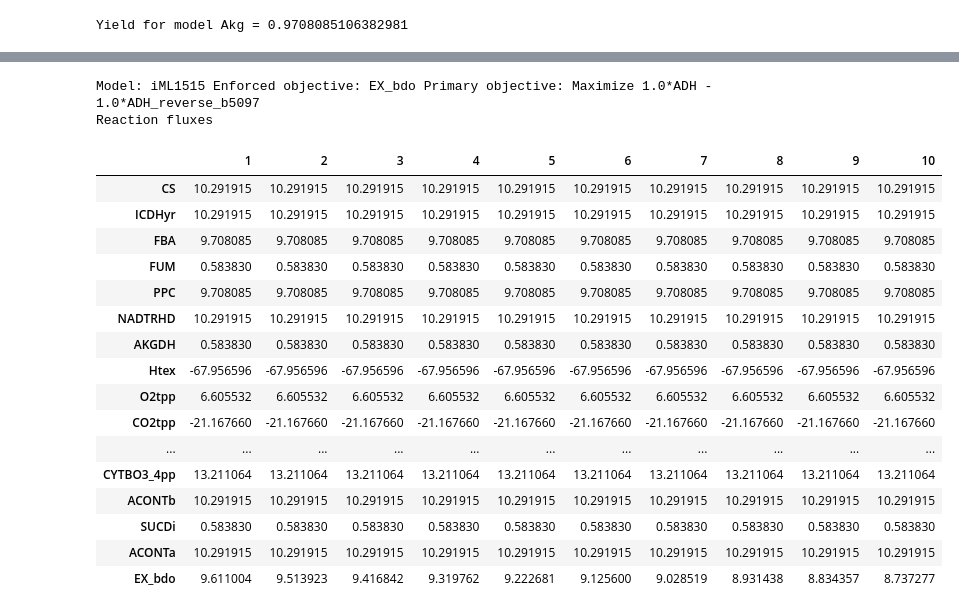
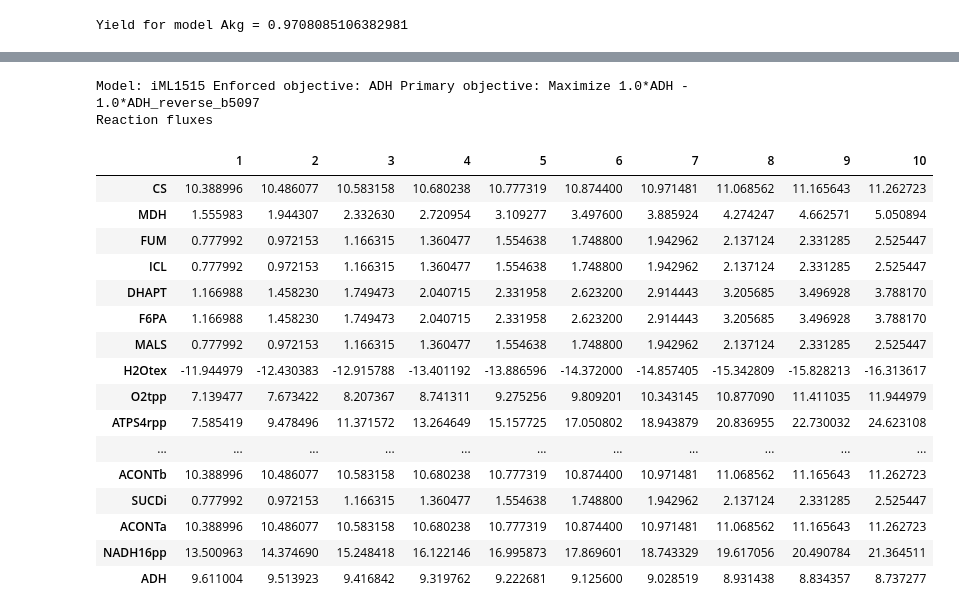
Before and after one commit to 27410/group-assignment-2021-group_11_bdo_production, a Jupyter notebook: BDO project.ipynb, the cells around one changed output, grey strips where cells are left out. Drawn from its saved outputs; the diff is of its cells as text; code cells hidden in the pictures.

```diff
--- a/BDO project.ipynb
+++ b/BDO project.ipynb
@@ -393,30 +393,30 @@ plt.show()
 # %%
 from cameo import models
 from cameo.visualization.plotting.with_plotly import PlotlyPlotter
 from cameo.strain_design.deterministic.flux_variability_based import FSEOF
 fseof = FSEOF(model_akg)
-result_akg=fseof.run(target=model_akg.reactions.EX_bdo)
+result_akg=fseof.run(target=model_akg.reactions.ADH)
 result_akg
 # %% [output]
-Model: iML1515 Enforced objective: EX_bdo Primary objective: Maximize 1.0*ADH - 1.0*ADH_reverse_b5097
+Model: iML1515 Enforced objective: ADH Primary objective: Maximize 1.0*ADH - 1.0*ADH_reverse_b5097
 Reaction fluxes
 |  | 1 | 2 | 3 | 4 | 5 | 6 | 7 | 8 | 9 | 10 |
-| CS | 10.291915 | 10.291915 | 10.291915 | 10.291915 | 10.291915 | 10.291915 | 10.291915 | 10.291915 | 10.291915 | 10.291915 |
-| ICDHyr | 10.291915 | 10.291915 | 10.291915 | 10.291915 | 10.291915 | 10.291915 | 10.291915 | 10.291915 | 10.291915 | 10.291915 |
-| FBA | 9.708085 | 9.708085 | 9.708085 | 9.708085 | 9.708085 | 9.708085 | 9.708085 | 9.708085 | 9.708085 | 9.708085 |
-| FUM | 0.583830 | 0.583830 | 0.583830 | 0.583830 | 0.583830 | 0.583830 | 0.583830 | 0.583830 | 0.583830 | 0.583830 |
-| PPC | 9.708085 | 9.708085 | 9.708085 | 9.708085 | 9.708085 | 9.708085 | 9.708085 | 9.708085 | 9.708085 | 9.708085 |
-| NADTRHD | 10.291915 | 10.291915 | 10.291915 | 10.291915 | 10.291915 | 10.291915 | 10.291915 | 10.291915 | 10.291915 | 10.291915 |
-| AKGDH | 0.583830 | 0.583830 | 0.583830 | 0.583830 | 0.583830 | 0.583830 | 0.583830 | 0.583830 | 0.583830 | 0.583830 |
-| Htex | -67.956596 | -67.956596 | -67.956596 | -67.956596 | -67.956596 | -67.956596 | -67.956596 | -67.956596 | -67.956596 | -67.956596 |
-| O2tpp | 6.605532 | 6.605532 | 6.605532 | 6.605532 | 6.605532 | 6.605532 | 6.605532 | 6.605532 | 6.605532 | 6.605532 |
-| CO2tpp | -21.167660 | -21.167660 | -21.167660 | -21.167660 | -21.167660 | -21.167660 | -21.167660 | -21.167660 | -21.167660 | -21.167660 |
+| CS | 10.388996 | 10.486077 | 10.583158 | 10.680238 | 10.777319 | 10.874400 | 10.971481 | 11.068562 | 11.165643 | 11.262723 |
+| MDH | 1.555983 | 1.944307 | 2.332630 | 2.720954 | 3.109277 | 3.497600 | 3.885924 | 4.274247 | 4.662571 | 5.050894 |
+| FUM | 0.777992 | 0.972153 | 1.166315 | 1.360477 | 1.554638 | 1.748800 | 1.942962 | 2.137124 | 2.331285 | 2.525447 |
+| ICL | 0.777992 | 0.972153 | 1.166315 | 1.360477 | 1.554638 | 1.748800 | 1.942962 | 2.137124 | 2.331285 | 2.525447 |
+| DHAPT | 1.166988 | 1.458230 | 1.749473 | 2.040715 | 2.331958 | 2.623200 | 2.914443 | 3.205685 | 3.496928 | 3.788170 |
+| F6PA | 1.166988 | 1.458230 | 1.749473 | 2.040715 | 2.331958 | 2.623200 | 2.914443 | 3.205685 | 3.496928 | 3.788170 |
+| MALS | 0.777992 | 0.972153 | 1.166315 | 1.360477 | 1.554638 | 1.748800 | 1.942962 | 2.137124 | 2.331285 | 2.525447 |
+| H2Otex | -11.944979 | -12.430383 | -12.915788 | -13.401192 | -13.886596 | -14.372000 | -14.857405 | -15.342809 | -15.828213 | -16.313617 |
+| O2tpp | 7.139477 | 7.673422 | 8.207367 | 8.741311 | 9.275256 | 9.809201 | 10.343145 | 10.877090 | 11.411035 | 11.944979 |
+| ATPS4rpp | 7.585419 | 9.478496 | 11.371572 | 13.264649 | 15.157725 | 17.050802 | 18.943879 | 20.836955 | 22.730032 | 24.623108 |
 | ... | ... | ... | ... | ... | ... | ... | ... | ... | ... | ... |
-| CYTBO3_4pp | 13.211064 | 13.211064 | 13.211064 | 13.211064 | 13.211064 | 13.211064 | 13.211064 | 13.211064 | 13.211064 | 13.211064 |
-| ACONTb | 10.291915 | 10.291915 | 10.291915 | 10.291915 | 10.291915 | 10.291915 | 10.291915 | 10.291915 | 10.291915 | 10.291915 |
-| SUCDi | 0.583830 | 0.583830 | 0.583830 | 0.583830 | 0.583830 | 0.583830 | 0.583830 | 0.583830 | 0.583830 | 0.583830 |
-| ACONTa | 10.291915 | 10.291915 | 10.291915 | 10.291915 | 10.291915 | 10.291915 | 10.291915 | 10.291915 | 10.291915 | 10.291915 |
-| EX_bdo | 9.611004 | 9.513923 | 9.416842 | 9.319762 | 9.222681 | 9.125600 | 9.028519 | 8.931438 | 8.834357 | 8.737277 |
+| ACONTb | 10.388996 | 10.486077 | 10.583158 | 10.680238 | 10.777319 | 10.874400 | 10.971481 | 11.068562 | 11.165643 | 11.262723 |
+| SUCDi | 0.777992 | 0.972153 | 1.166315 | 1.360477 | 1.554638 | 1.748800 | 1.942962 | 2.137124 | 2.331285 | 2.525447 |
+| ACONTa | 10.388996 | 10.486077 | 10.583158 | 10.680238 | 10.777319 | 10.874400 | 10.971481 | 11.068562 | 11.165643 | 11.262723 |
+| NADH16pp | 13.500963 | 14.374690 | 15.248418 | 16.122146 | 16.995873 | 17.869601 | 18.743329 | 19.617056 | 20.490784 | 21.364511 |
+| ADH | 9.611004 | 9.513923 | 9.416842 | 9.319762 | 9.222681 | 9.125600 | 9.028519 | 8.931438 | 8.834357 | 8.737277 |
 # %%
 #import matplot lib for ploting and sk learn for calculating the slope
 
```
Also changed, not shown: parts of 3 cells of this notebook, 1 other file.
